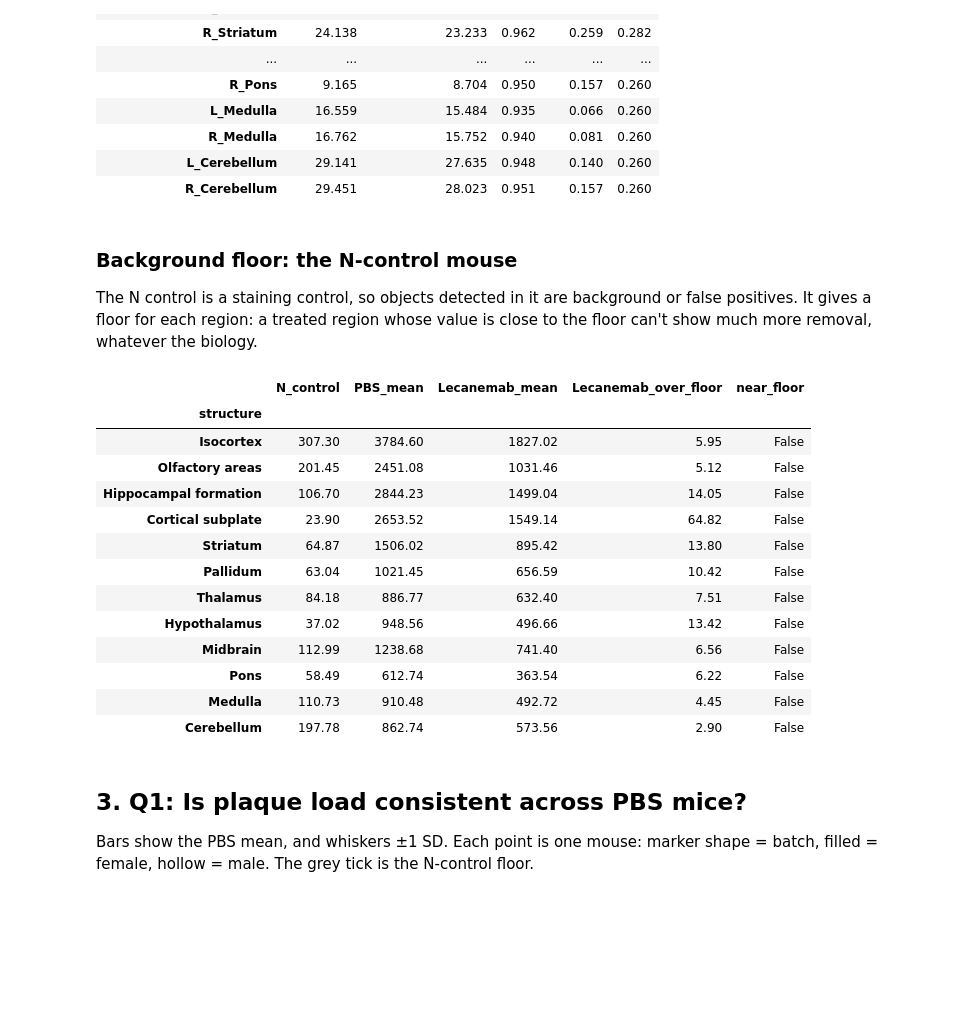
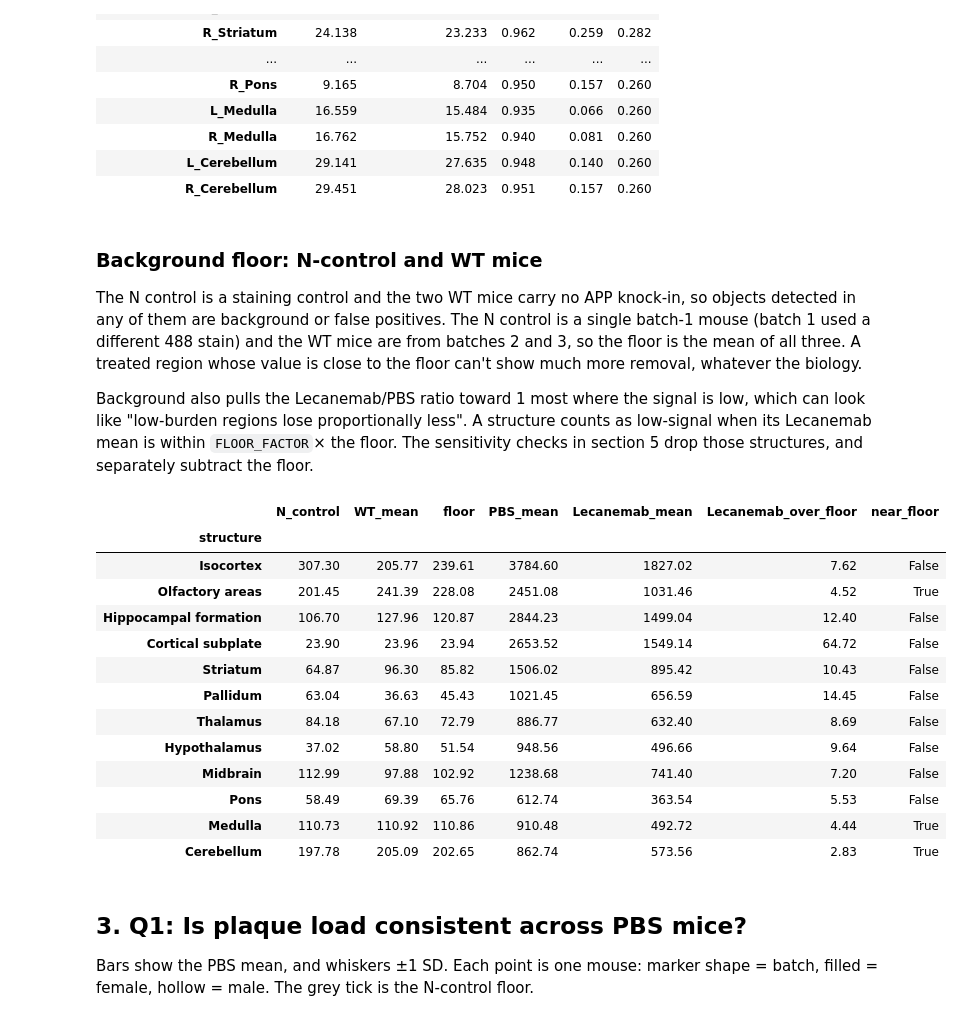
Before and after one commit to oliverolejar/SPIMquant-Output-Analysis, a Jupyter notebook: notebooks/lecanemab_regional_effect.ipynb, the cells around one changed output. Saved outputs shown, nothing was run; the diff lists cells and outputs as text; code cells hidden in the pictures; blank space fills up the shorter version.

```diff
--- a/notebooks/lecanemab_regional_effect.ipynb
+++ b/notebooks/lecanemab_regional_effect.ipynb
@@ -346,42 +348,56 @@ volume ratio Lecanemab/PBS across regions: 0.935 - 0.984
 | L_Cerebellum | 29.141 | 27.635 | 0.948 | 0.140 | 0.260 |
 | R_Cerebellum | 29.451 | 28.023 | 0.951 | 0.157 | 0.260 |
 # %% [markdown]
-### Background floor: the N-control mouse
+### Background floor: N-control and WT mice
 
-The N control is a staining control, so objects detected in it are background or false
-positives. It gives a floor for each region: a treated region whose value is close to the floor
-can't show much more removal, whatever the biology.
+The N control is a staining control and the two WT mice carry no APP knock-in, so objects detected
+in any of them are background or false positives. The N control is a single batch-1 mouse (batch 1
+used a different 488 stain) and the WT mice are from batches 2 and 3, so the floor is the mean of
+all three. A treated region whose value is close to the floor can't show much more removal,
+whatever the biology.
+
+Background also pulls the Lecanemab/PBS ratio toward 1 most where the signal is low, which can look
+like "low-burden regions lose proportionally less". A structure counts as low-signal when its
+Lecanemab mean is within `FLOOR_FACTOR`× the floor. The sensitivity checks in section 5 drop those
+structures, and separately subtract the floor.
 # %%
 ncontrol_hemi = regions[regions["treatment"] == "N control"].set_index("name")[METRIC]
 ncontrol_bilat = to_bilateral(regions[regions["treatment"] == "N control"]).set_index("structure")[METRIC]
 
+# Floor = mean of the N control and the two WT mice (treatment n/a), per structure and metric
+background_mice = regions[regions["treatment"].isna() | (regions["treatment"] == "N control")]
+assert background_mice["participant_id"].nunique() == 3
+background = to_bilateral(background_mice).groupby("structure")[["Abeta+density", "Abeta+fieldfrac"]].mean()
+
 floor_check = pd.DataFrame(
     {
         "N_control": ncontrol_bilat,
+        "WT_mean": to_bilateral(regions[regions["treatment"].isna()]).groupby("structure")[METRIC].mean(),
+        "floor": background[METRIC],
         "PBS_mean": arms_bilat[arms_bilat["treatment"] == "PBS"].groupby("structure")[METRIC].mean(),
         "Lecanemab_mean": arms_bilat[arms_bilat["treatment"] == "Lecanemab"].groupby("structure")[METRIC].mean(),
     }
 ).loc[STRUCTURE_ORDER]
-floor_check["Lecanemab_over_floor"] = floor_check["Lecanemab_mean"] / floor_check["N_control"]
-# A region counts as "near the floor" when the treated mean is within 2x of background
-FLOOR_FACTOR = 2
+floor_check["Lecanemab_over_floor"] = floor_check["Lecanemab_mean"] / floor_check["floor"]
+# A structure counts as low-signal when background is more than a fifth of its treated mean
+FLOOR_FACTOR = 5
 floor_check["near_floor"] = floor_check["Lecanemab_over_floor"] < FLOOR_FACTOR
 floor_check.round(2)
 # %% [output]
-|  | N_control | PBS_mean | Lecanemab_mean | Lecanemab_over_floor | near_floor |
-| structure |  |  |  |  |  |
-| Isocortex | 307.30 | 3784.60 | 1827.02 | 5.95 | False |
-| Olfactory areas | 201.45 | 2451.08 | 1031.46 | 5.12 | False |
-| Hippocampal formation | 106.70 | 2844.23 | 1499.04 | 14.05 | False |
-| Cortical subplate | 23.90 | 2653.52 | 1549.14 | 64.82 | False |
-| Striatum | 64.87 | 1506.02 | 895.42 | 13.80 | False |
-| Pallidum | 63.04 | 1021.45 | 656.59 | 10.42 | False |
-| Thalamus | 84.18 | 886.77 | 632.40 | 7.51 | False |
-| Hypothalamus | 37.02 | 948.56 | 496.66 | 13.42 | False |
-| Midbrain | 112.99 | 1238.68 | 741.40 | 6.56 | False |
-| Pons | 58.49 | 612.74 | 363.54 | 6.22 | False |
-| Medulla | 110.73 | 910.48 | 492.72 | 4.45 | False |
-| Cerebellum | 197.78 | 862.74 | 573.56 | 2.90 | False |
+|  | N_control | WT_mean | floor | PBS_mean | Lecanemab_mean | Lecanemab_over_floor | near_floor |
+| structure |  |  |  |  |  |  |  |
+| Isocortex | 307.30 | 205.77 | 239.61 | 3784.60 | 1827.02 | 7.62 | False |
+| Olfactory areas | 201.45 | 241.39 | 228.08 | 2451.08 | 1031.46 | 4.52 | True |
+| Hippocampal formation | 106.70 | 127.96 | 120.87 | 2844.23 | 1499.04 | 12.40 | False |
+| Cortical subplate | 23.90 | 23.96 | 23.94 | 2653.52 | 1549.14 | 64.72 | False |
+| Striatum | 64.87 | 96.30 | 85.82 | 1506.02 | 895.42 | 10.43 | False |
+| Pallidum | 63.04 | 36.63 | 45.43 | 1021.45 | 656.59 | 14.45 | False |
+| Thalamus | 84.18 | 67.10 | 72.79 | 886.77 | 632.40 | 8.69 | False |
+| Hypothalamus | 37.02 | 58.80 | 51.54 | 948.56 | 496.66 | 9.64 | False |
+| Midbrain | 112.99 | 97.88 | 102.92 | 1238.68 | 741.40 | 7.20 | False |
+| Pons | 58.49 | 69.39 | 65.76 | 612.74 | 363.54 | 5.53 | False |
+| Medulla | 110.73 | 110.92 | 110.86 | 910.48 | 492.72 | 4.44 | True |
+| Cerebellum | 197.78 | 205.09 | 202.65 | 862.74 | 573.56 | 2.83 | True |
 # %% [markdown]
 ## 3. Q1: Is plaque load consistent across PBS mice?
 
```
Also changed, not shown: parts of 16 cells of this notebook.
